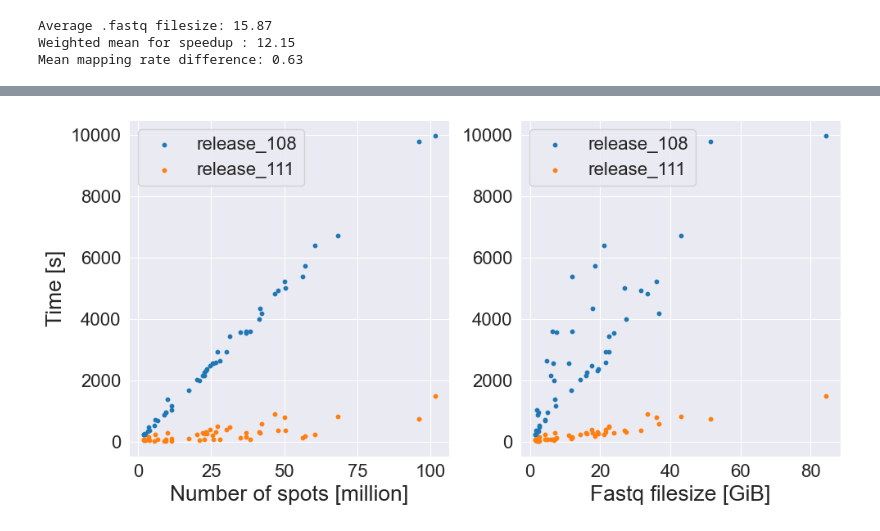
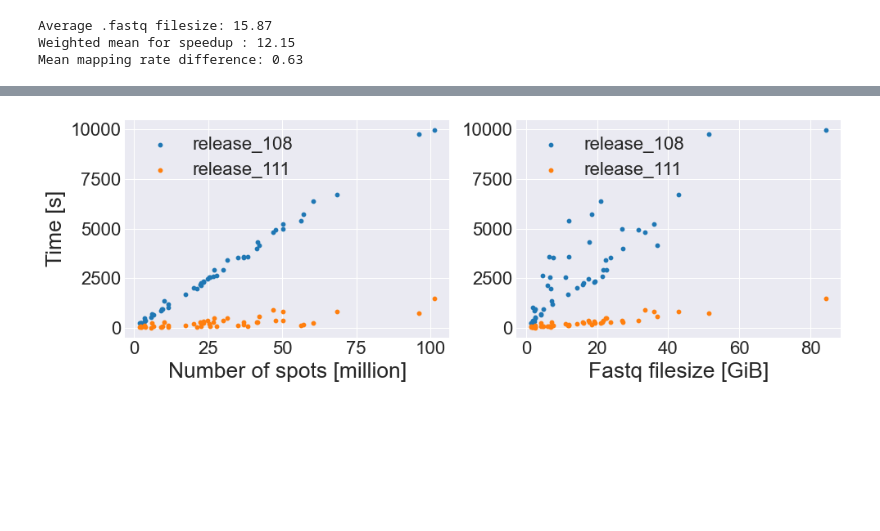
Before and after one commit to SanoScience/NearData, a Jupyter notebook: TranscriptomicsAtlas/analysis/STAR/STAR_release_108_vs_111/release_analysis.ipynb, the cells around one changed output, grey strips where cells are left out. Saved outputs shown, nothing was run; the diff lists cells and outputs as text; code cells hidden in the pictures; blank space fills up the shorter version.

```diff
--- a/TranscriptomicsAtlas/analysis/STAR/STAR_release_108_vs_111/release_analysis.ipynb
+++ b/TranscriptomicsAtlas/analysis/STAR/STAR_release_108_vs_111/release_analysis.ipynb
@@ -57,24 +75,24 @@ plt.savefig("plots/release_111_speedup.pdf", bbox_inches='tight')
 # %%
-fig, ax = plt.subplots(ncols=2, figsize=(10, 5))
+fig, ax = plt.subplots(ncols=2, figsize=(10, 3.5))
 
 ax[0].scatter(df_merged['n_spots'] / 1000**2, df_merged['star [s]_108'], label='release_108', s=10)
 ax[0].scatter(df_merged['n_spots'] / 1000**2, df_merged['star [s]_111'], label='release_111', s=10)
 
 ax[1].scatter(df_merged['fastq_filesize_[GiB]'], df_merged['star [s]_108'], label='release_108', s=10)
 ax[1].scatter(df_merged['fastq_filesize_[GiB]'], df_merged['star [s]_111'], label='release_111', s=10)
 
 ax[0].set_xlabel('Number of spots [million]', fontsize=19)
 ax[1].set_xlabel('Fastq filesize [GiB]', fontsize=19)
 ax[0].set_ylabel('Time [s]', fontsize=19)
 
 ax[0].legend(fontsize=16)
 ax[1].legend(fontsize=16)
 ax[0].tick_params(axis='x', labelsize=16)
 ax[0].tick_params(axis='y', labelsize=16)
 ax[1].tick_params(axis='x', labelsize=16)
 ax[1].tick_params(axis='y', labelsize=16)
 plt.tight_layout()
-plt.savefig('plots/STAR_release_times.pdf', bbox_inches='tight')
+plt.savefig('plots/STAR_release_times.svg', bbox_inches='tight')
 plt.show()
 # %% [output]
-[figure, old version]
+[figure, new version]
```
Also changed, not shown: parts of 2 cells of this notebook, 8 other files.
